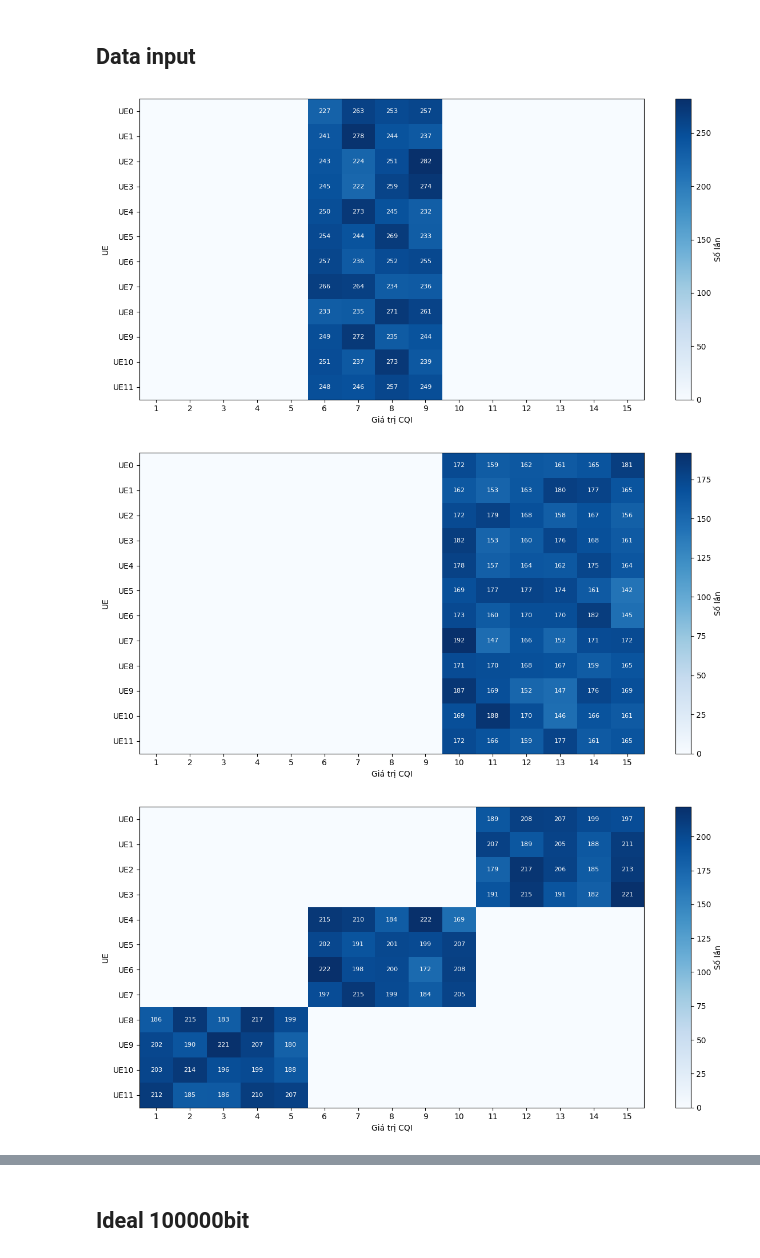
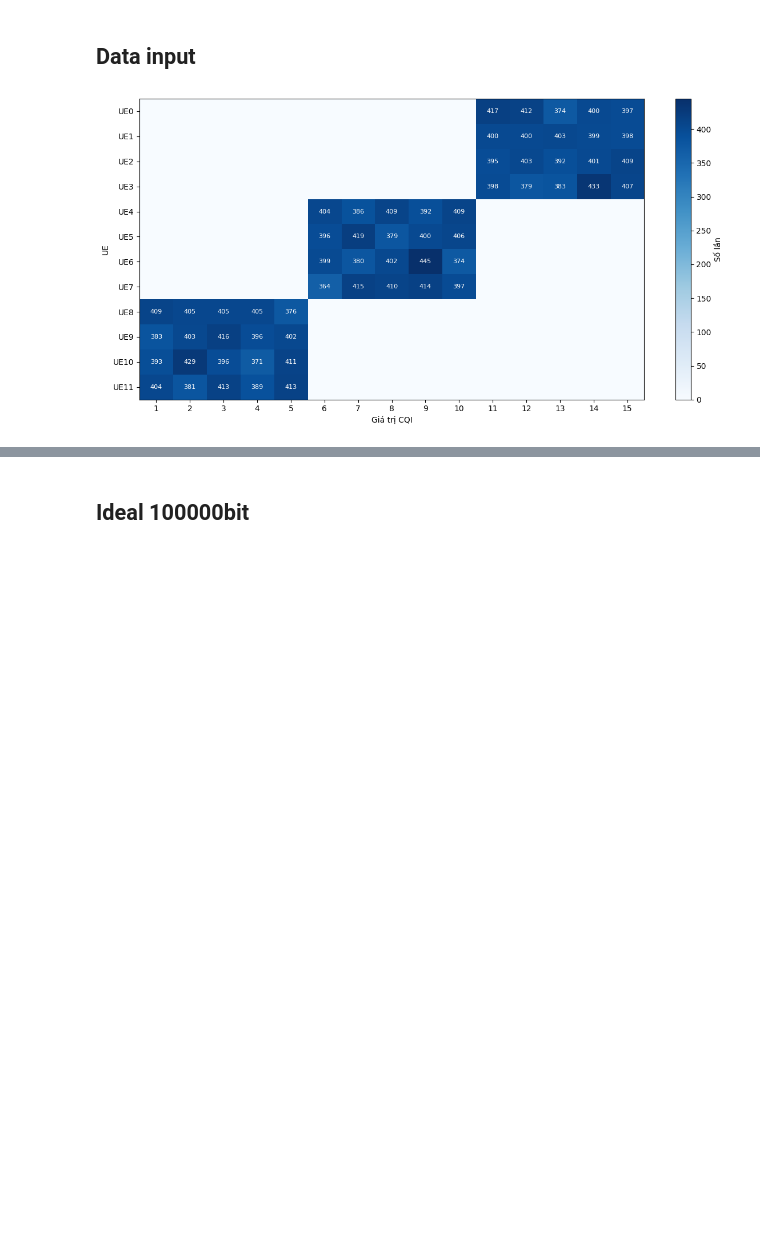
Before and after one commit to lephamcong/CapstoneProject, a Jupyter notebook: Simulation/result/resultAnalysis_v1.ipynb, the cells around one changed output, grey strips where cells are left out. Drawn from its saved outputs; the diff is of its cells as text; code cells hidden in the pictures; blank space fills up the shorter version.

```diff
--- a/Simulation/result/resultAnalysis_v1.ipynb
+++ b/Simulation/result/resultAnalysis_v1.ipynb
@@ -49,34 +49,18 @@ plt.show()
 [5 rows x 101 columns]
 [figure]
 # %%
-# Burst Traffic
-# RoundRobin_BurstTraffic = pd.read_csv('./Simulation/result/burst_traffic/rr.csv')
-# MaxCQI_BurstTraffic = pd.read_csv('./Simulation/result/burst_traffic/max_cqi.csv')
-# PF_BurstTraffic = pd.read_csv('./Simulation/result/burst_traffic/pf.csv')
-
-# High Traffic
-RoundRobin_HighTraffic = pd.read_csv('./Simulation/result/high_traffic/rr.csv')
-MaxCQI_HighTraffic = pd.read_csv('./Simulation/result/high_traffic/max_cqi.csv')
-PF_HighTraffic = pd.read_csv('./Simulation/result/high_traffic/pf.csv')
-
 # Ideal Traffic 100000 bits
 RoundRobin_IdealTraffic = pd.read_csv('./Simulation/result/ideal_condition_bsr100000/rr.csv')
 MaxCQI_IdealTraffic = pd.read_csv('./Simulation/result/ideal_condition_bsr100000/max_cqi.csv')
 PF_IdealTraffic = pd.read_csv('./Simulation/result/ideal_condition_bsr100000/pf.csv')
+QLearning_IdealTraffic = pd.read_csv('./Simulation/result/ideal_condition_bsr100000//QLearning_Result.csv')
+QLearning_IdealTraffic_v1 = pd.read_csv('./Simulation/result/ideal_condition_bsr100000/QLearning_Result_v1.csv')
+QLearning_IdealTraffic_v2 = pd.read_csv('./Simulation/result/ideal_condition_bsr100000//QLearning_Result_v2.csv')
 
-# Low Traffic
-RoundRobin_LowTraffic = pd.read_csv('./Simulation/result/low_traffic/rr.csv')
-MaxCQI_LowTraffic = pd.read_csv('./Simulation/result/low_traffic/max_cqi.csv')
-PF_LowTraffic = pd.read_csv('./Simulation/result/low_traffic/pf.csv')
-
-# # Mobility Pattern
-# RoundRobin_MobilityPattern = pd.read_csv('./Simulation/result/mobility_pattern/rr.csv')
-# MaxCQI_MobilityPattern = pd.read_csv('./Simulation/result/mobility_pattern/max_cqi.csv')
-# PF_MobilityPattern = pd.read_csv('./Simulation/result/mobility_pattern/pf.csv')
 
 
 # Create DataFrame for each property such as: Scheduler Count, Avg Throughput, Max Delay, Avg Delay having 4 columns is UE, RoundRobin, MaxCQI, PF
-ue = [col for col in RoundRobin_HighTraffic.columns if col.startswith('UE')]
+ue = [col for col in RoundRobin_IdealTraffic.columns if col.startswith('UE')]
 scheduler_count_DF1 = pd.DataFrame(index=ue)
 avg_throughput_DF1 = pd.DataFrame(index=ue)
 max_delay_DF1 = pd.DataFrame(index=ue)
@@ -102,5 +86,5 @@ avg_throughput_DF5 = pd.DataFrame(index=ue)
 max_delay_DF5 = pd.DataFrame(index=ue)
 avg_delay_DF5 = pd.DataFrame(index=ue)
 
-scenario = ['Burst Traffic', 'High Traffic', 'Ideal Traffic', 'Low Traffic', 'Mobility Pattern']
-total_throughput_DF1 = pd.DataFrame(index=scenario, columns=['Round Robin', 'Max CQI', 'PF'])
+total_throughput_DF1 = pd.DataFrame( columns=['Round Robin', 'Max CQI', 'PF', 'Q Learning'])
+total_fairness_DF1 = pd.DataFrame(columns=['Round Robin', 'Max CQI', 'PF', 'Q Learning'])
@@ -372,36 +104,32 @@ def plot_cqi_count_heatmap(df, cmap='Blues', title=''):
     for ue in ue_labels:
         counts = df[ue].value_counts().reindex(cqi_bins, fill_value=0)
         count_data.append(counts.values)
 
     heatmap_data = np.array(count_data)
 
     fig, ax = plt.subplots(figsize=(12, 6))
     cax = ax.imshow(heatmap_data, cmap=cmap, aspect='auto')
 
     # Gắn nhãn
     ax.set_xticks(np.arange(len(cqi_bins)))
     ax.set_yticks(np.arange(len(ue_labels)))
     ax.set_xticklabels(cqi_bins)
     ax.set_yticklabels(ue_labels)
 
     # Hiển thị giá trị trong từng ô
     for i in range(len(ue_labels)):
         for j in range(len(cqi_bins)):
             value = heatmap_data[i, j]
             if value > 0:
                 ax.text(j, i, str(value), ha="center", va="center", color="white", fontsize=8)
 
     plt.title(title)
     plt.xlabel("Giá trị CQI")
     plt.ylabel("UE")
     plt.colorbar(cax, label='Số lần')
     plt.tight_layout()
     plt.show()
-plot_cqi_count_heatmap(read_sampled_bsr('./Simulation/data/cqi_high_traffic.csv'))
-plot_cqi_count_heatmap(read_sampled_bsr('./Simulation/data/cqi_low_traffic.csv'))
 plot_cqi_count_heatmap(read_sampled_bsr('./Simulation/data/cqi_ideal_condition_bsr100000.csv'))
 # %% [output]
-[figure, old version]
+[figure, new version]
-[figure, removed]
-[figure, removed]
 # %%
```
Also changed, not shown: parts of 26 cells of this notebook, 56 other files.
